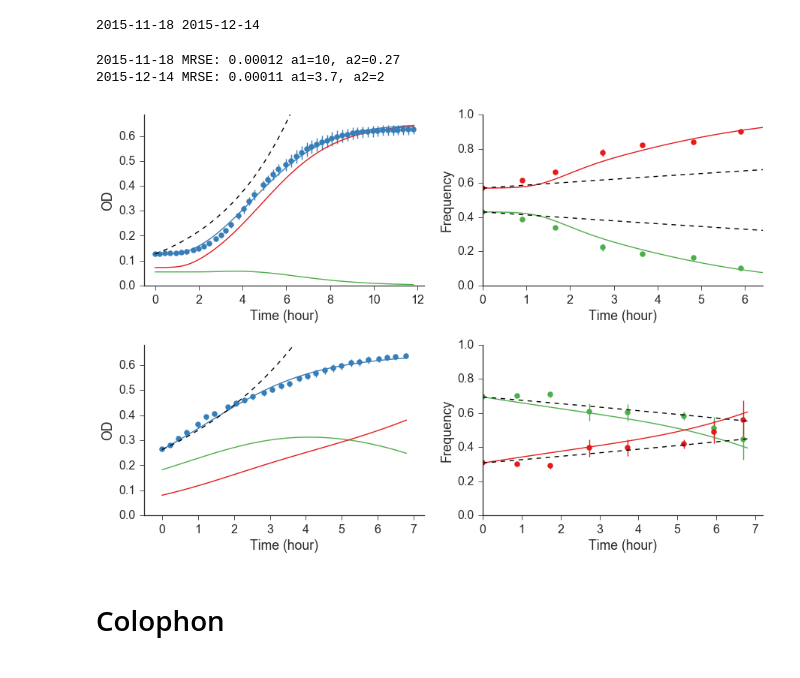
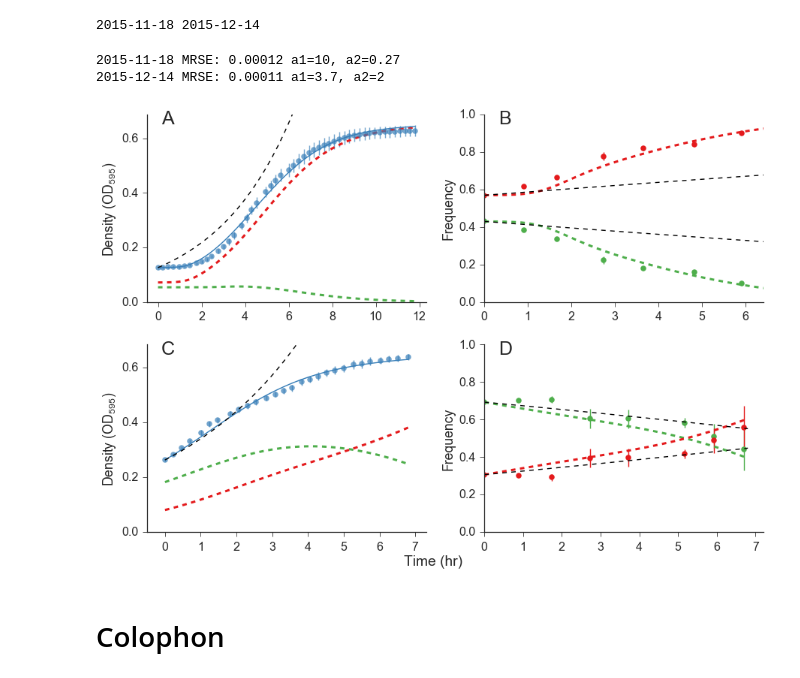
Before and after one commit to yoavram/curveball_ms, a Jupyter notebook: supp.ipynb, the cells around one changed output. Drawn from its saved outputs; the diff is of its cells as text; code cells hidden in the pictures.

```diff
--- a/supp.ipynb
+++ b/supp.ipynb
@@ -146,0 +192,7 @@ fig.savefig('Fig-model_fitting.png')
+# %%
+for name, ds in datasets.items():
+    print(name)
+    print('Green')
+    print(ds['model_G'].fit_report())
+    print('Red')
+    print(ds['model_R'].fit_report())
@@ -146,0 +217,9 @@ fig.savefig('Fig-model_fitting.png')
+# %%
+for name, ds in datasets.items():
+    print(name)
+    print('Green')
+    print(curveball.models.find_max_growth(ds['model_G'])[-1])
+    print(curveball.models.find_lag(ds['model_G']))
+    print('Red')
+    print(curveball.models.find_max_growth(ds['model_R'])[-1])
+    print(curveball.models.find_lag(ds['model_R']))
@@ -201,7 +295,7 @@ for i,(name, ds) in enumerate(datasets.items()):
     print(name, 'r_G={:.3g}, r_R={:.3g}'.format(ds['slopeG'], ds['slopeR']))
     ax[i].set(title='', xlabel='')
     if i == 0:
-        ax[i].set(ylabel=r'Log Density ($OD_{600}$)')
+        ax[i].set(ylabel=r'Log Density ($OD_{595}$)')
     else:
         ax[i].set(ylabel='')
 fig_xlabel(fig, 'Time (hr)')
@@ -289,22 +383,22 @@ for row,(name, ds) in enumerate(datasets.items()):
     p1 = y[:, 0] / ysum
     p2 = y[:, 1] / ysum
 
-    ax[row, 0].plot(t, y[:, 0], color=green)
-    ax[row, 0].plot(t, y[:, 1], color=red)
-    ax[row, 0].plot(t, ysum, color=blue)
-    ax[row, 0].errorbar(RG_t, RG_mean, RG_std, fmt='o', color=blue)
-    ax[row, 0].plot(t, ds['Bexp'], 'k--') # exponential model
+    ax[row, 0].plot(t, y[:, 0], color=green, ls=pred_ls, lw=3)
+    ax[row, 0].plot(t, y[:, 1], color=red, ls=pred_ls, lw=3)
+    ax[row, 0].plot(t, ysum, color=blue, ls=fit_ls)
+    ax[row, 0].errorbar(RG_t, RG_mean, RG_std, fmt='o', color=blue, alpha=0.7)
+    ax[row, 0].plot(t, ds['Bexp'], color='k', ls=pred_ls) # exponential model
 
     ax[row, 0].set(
-        xlabel='Time (hour)',
-        ylabel='OD',
+        ylabel=r'Density ($OD_{595}$)',
         xlim=(-0.5, t.max() + 0.5),
         ylim=(0, 1.1*RG_model.max()),
-        title=""
+        title="",
+        yticks=np.linspace(0, 0.6, 4)
     )
 
-    ax[row, 1].plot(t, p1, color=green)
-    ax[row, 1].plot(t, p2, color=red)
+    ax[row, 1].plot(t, p1, color=green, ls=pred_ls, lw=3)
+    ax[row, 1].plot(t, p2, color=red, ls=pred_ls, lw=3)
     idx = ds['flow_mean_df'].Strain == 'Green'
     g0 = ds['flow_mean_df'][idx].weight.max()
     ax[row, 1].errorbar(
@@ -313,37 +407,43 @@ for row,(name, ds) in enumerate(datasets.items()):
         ds['flow_std_df'][idx].weight.as_matrix(),
         marker='o',
         ls='',
         color=green
     )
     idx = ds['flow_mean_df'].Strain == 'Red'
     r0 = ds['flow_mean_df'][idx].weight.min()
     ax[row, 1].errorbar(
         ds['flow_mean_df'][idx].time,
         ds['flow_mean_df'][idx].weight.as_matrix(),
         ds['flow_std_df'][idx].weight.as_matrix(),
         marker='o',
         ls='',
         color=red
     )
-    ax[row, 1].plot(t, ds['pGexp'], '--k') # exponential model
-    ax[row, 1].plot(t, ds['pRexp'], '--k') # exponential model
+    ax[row, 1].plot(t, ds['pGexp'], color='k', ls=pred_ls) # exponential model
+    ax[row, 1].plot(t, ds['pRexp'], color='k', ls=pred_ls) # exponential model
 
     ax[row, 1].set(
-        xlabel='Time (hour)',
         ylabel='Frequency',
         xlim=(0, ds['flow_mean_df'][idx].time.max() + 0.5),
         ylim=(0, 1),
-        title=""
+        title="",
+        yticks=np.linspace(0, 1.0, 6),
+
     )
 
     print(name, "MRSE: {:.2g}".format(MRSE), "a1={:.2g}, a2={:.2g}".format(*ds['a']))
 
+fig_xlabel(fig, 'Time (hr)')
+for i,axes in enumerate(ax.flatten()):
+    axes.annotate('ABCD'[i], (0.05, 0.95), xycoords='axes fraction', fontsize=panel_label_size)
+
 sns.despine()
 fig.tight_layout()
 fig.savefig('Fig-Competition_prediction.png')
+fig.savefig('Fig-Competition_prediction.pdf', dpi=300)
 # %% [output]
 2015-11-18 MRSE: 0.00012 a1=10, a2=0.27
 2015-12-14 MRSE: 0.00011 a1=3.7, a2=2
-[figure, old version]
+[figure, new version]
 # %% [markdown]
 # Colophon
```
Also changed, not shown: parts of 6 cells of this notebook, 1 other file.
